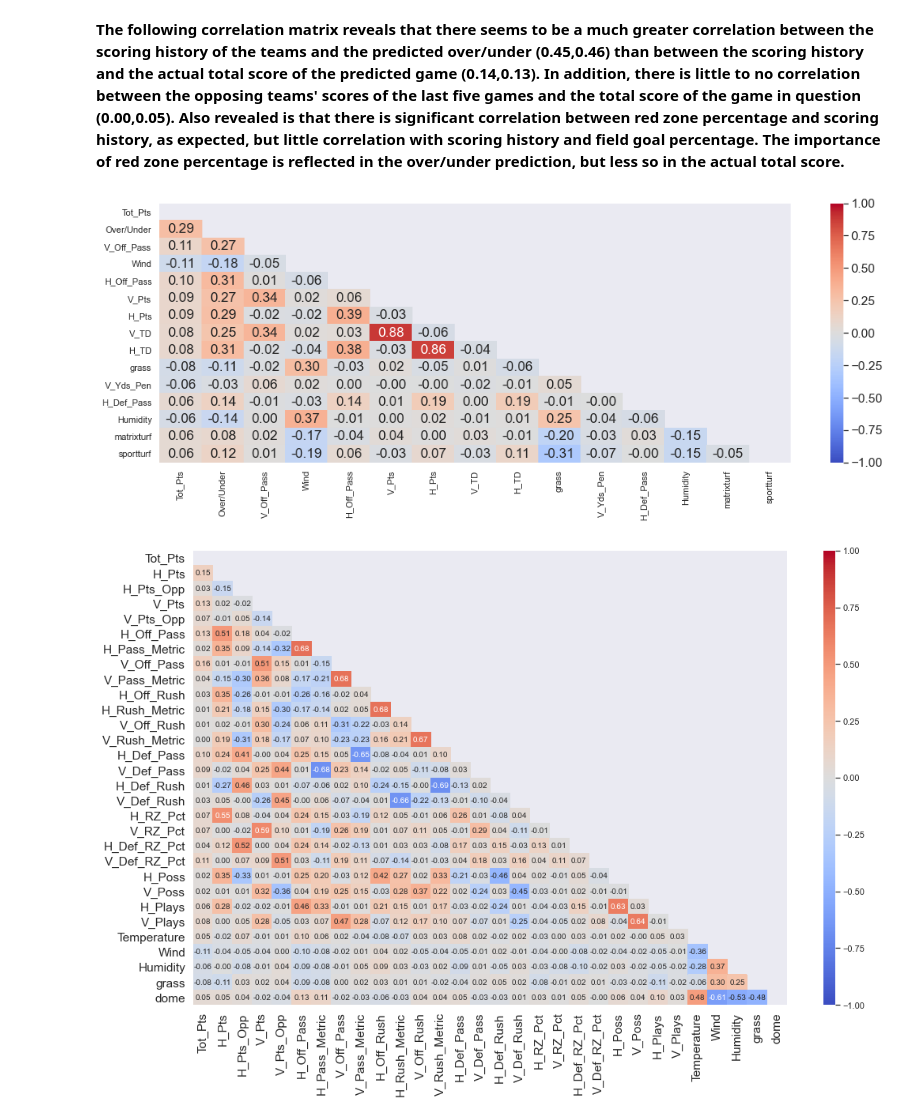
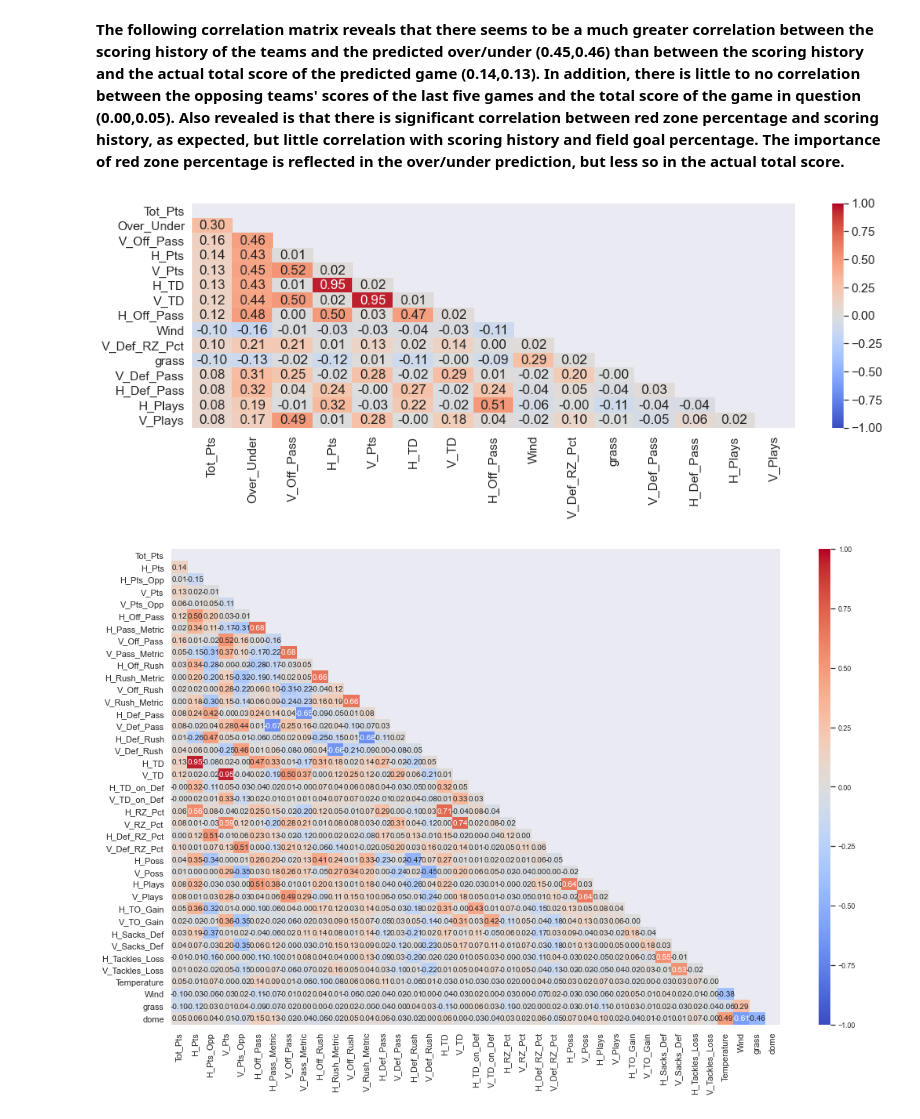
Before and after one commit to titansat74/Projects, a Jupyter notebook: Capstone Two/Cap2_Analyze.ipynb, the cells around one changed output. Cells and saved outputs as stored; diff of their text form; code cells hidden in the pictures.

```diff
--- a/Capstone Two/Cap2_Analyze.ipynb
+++ b/Capstone Two/Cap2_Analyze.ipynb
@@ -187,19 +187,19 @@ dfgame.drop(turf,axis=1,inplace=True)
 # %%
 from sklearn.model_selection import train_test_split
 
-train_ratio = 0.85
-#validation_ratio = 0.15
+y = np.ravel(dfgame['Tot_Pts'])
+X_show = dfgame.copy(deep=False)
+X = dfgame.drop(['Tot_Pts','Over_Under','Home_Team','Vis_Team','H_Game','V_Game'],axis=1)
+
+train_ratio = 0.70 # For X_show to account for cross-validation
+test_ratio = 0.30
+
+X_train, X_test, y_train, y_test = train_test_split(X, y, test_size = 1 - train_ratio, random_state = 77)
+X_show = X_show.loc[X_train.index]
+
+train_ratio = 0.85 # Including cross-validation
 test_ratio = 0.15
-
-X_show = dfgame.copy(deep=False)
-y = np.ravel(dfgame['Tot_Pts'])
-X = dfgame.drop(['Tot_Pts','Over/Under','Home_Team','Vis_Team','H_Game','V_Game'],axis=1)
-# 70% split for training data
 X_train, X_test, y_train, y_test = train_test_split(X, y, test_size = 1 - train_ratio, random_state = 77)
-# # 15%, 15% split for validation, test data
-# X_val, X_test, y_val, y_test = train_test_split(X_test, y_test,
-#                                                 test_size = test_ratio/(test_ratio + validation_ratio), random_state = 77)
-X_show = X_show.loc[X_train.index]
 # %%
 import matplotlib
 matplotlib.rcParams.update({'font.size': 14})
@@ -921,36 +892,30 @@ T-test  1.71034   79  greater  0.045564  [0.5, inf]  0.191222  0.99  0.520263
 # %%
 fig14 = plt.figure(figsize=(15,6))
 ax = fig14.add_subplot(1,1,1)
 
-df = dfall.loc[X_show.index]
-#df = X_show
-cols = df.columns.drop(['Home_Team','Vis_Team','H_Game','V_Game'])
-corrs = [np.abs(df['Tot_Pts'].corr(df[col])) for col in cols]
+cols = X_show.columns.drop(['Home_Team','Vis_Team','H_Game','V_Game'])
+corrs = [np.abs(X_show['Tot_Pts'].corr(X_show[col])) for col in cols]
 sortcorr = sorted(corrs,reverse=True)
 mapa = {ind:corrs.index(value) for ind,value in enumerate(sortcorr)}
 newcols = [cols[mapa[ind]] for ind in range(len(cols))]
 
-Top = df[newcols[0:15]]
+Top = X_show[newcols[0:15]]
 mask = np.triu(Top.corr())
 sns.set(font_scale=1.4)
 sns.heatmap(Top.corr(),vmin=-1.0,center=0,vmax=1.0,mask=mask,
             annot=True,cmap='coolwarm',fmt='.2f')
 fig14.tight_layout()
 fig14.show()
 fig14.savefig('plots/fig14.png')
 # %% [output]
-[figure, old version]
+[figure, new version]
 # %%
 fig15 = plt.figure(figsize=(15,10))
 ax = fig15.add_subplot(1,1,1)
 
-dropped = ['Home_Team','Vis_Team','H_Game','V_Game','Over/Under']
+dropped = ['Home_Team','Vis_Team','H_Game','V_Game','Over_Under']
 
 cols=X_show.columns.drop(dropped)
-#corrs = [np.abs(X_show['Tot_Pts'].corr(X_show[col])) for col in cols]
-#sortcorr = sorted(corrs,reverse=True)
-#mapa = {ind:corrs.index(value) for ind,value in enumerate(sortcorr)}
-#newcols = [cols[mapa[ind]] for ind in range(len(cols))]
 
 Stats=X_show[cols]
 coeffs = Stats.corr()
@@ -961,12 +926,12 @@ for col in cols:
         if np.abs(max_coef) < 0.4: moretodrop.append(col)
 coeffs = coeffs.drop(moretodrop).drop(moretodrop,axis=1)
 mask = np.triu(coeffs)
-#sns.set(font_scale=0.8)
-sns.set(font_scale=1.0)
+sns.set(font_scale=0.8)
+#sns.set(font_scale=1.0)
 sns.heatmap(coeffs,vmin=-1.0,center=0,vmax=1.0,mask=mask,
             annot=True,cmap='coolwarm',cbar_kws={'aspect':40},fmt='.2f',annot_kws={"size": 10})
 fig15.tight_layout()
 fig15.show()
 fig15.savefig('plots/fig15.png')
 # %% [output]
-[figure, old version]
+[figure, new version]
```
Also changed, not shown: parts of 19 cells of this notebook, 3 other files.
